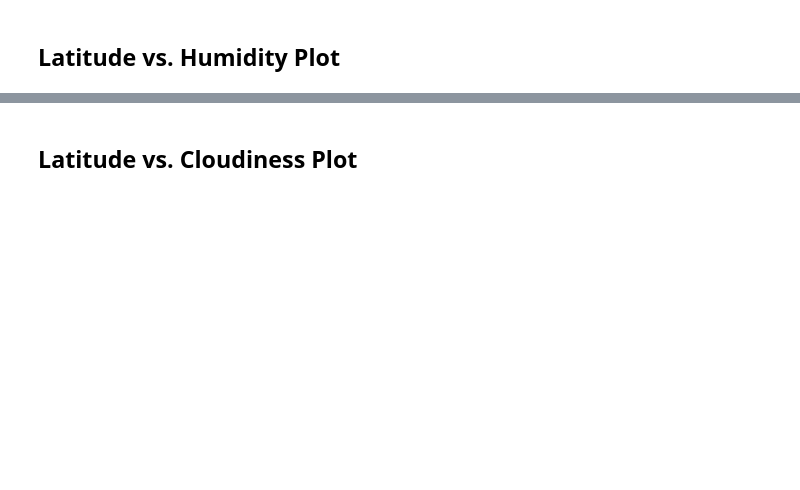
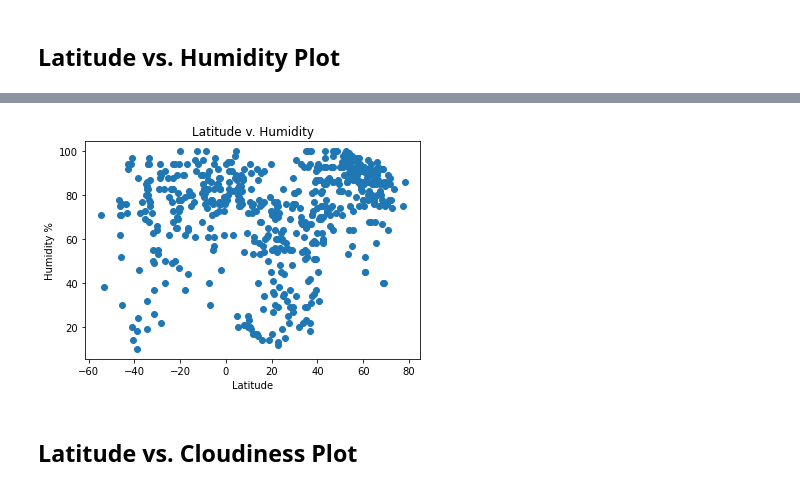
Before and after one commit to chuckloveall/python-api-weather, a Jupyter notebook: starter_code/WeatherPy.ipynb, the cells around one changed output, grey strips where cells are left out. Cells and saved outputs as stored; diff of their text form; code cells hidden in the pictures; blank space fills up the shorter version.

```diff
--- a/starter_code/WeatherPy.ipynb
+++ b/starter_code/WeatherPy.ipynb
@@ -143,2 +200,10 @@ Int64Index([], dtype='int64')
+# %%
+plt.scatter(weather_df["Latitude"],weather_df["Humidity %"])
+plt.xlabel("Latitude")
+plt.ylabel("Humidity %")
+plt.title("Latitude v. Humidity")
+plt.show()
+# %% [output]
+[figure, added]
 # %% [markdown]
 ## Latitude vs. Cloudiness Plot
```
Also changed, not shown: parts of 36 cells of this notebook, 1 other file.
